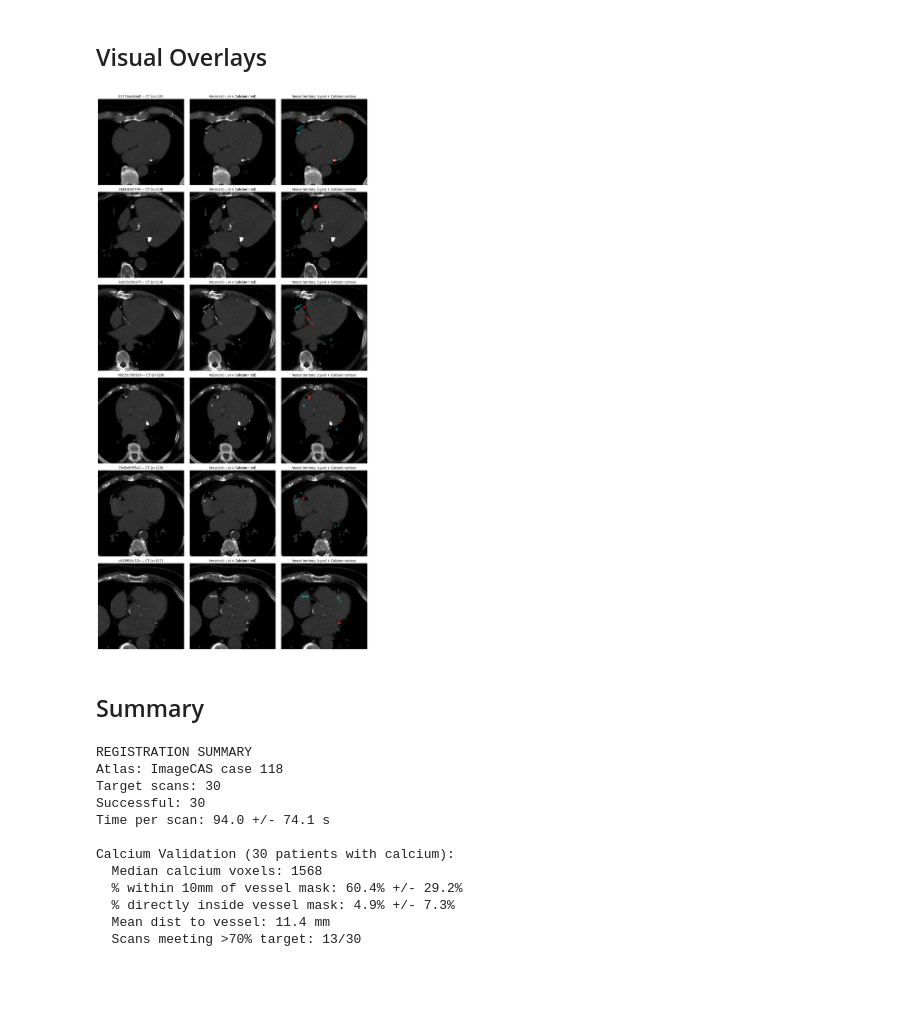
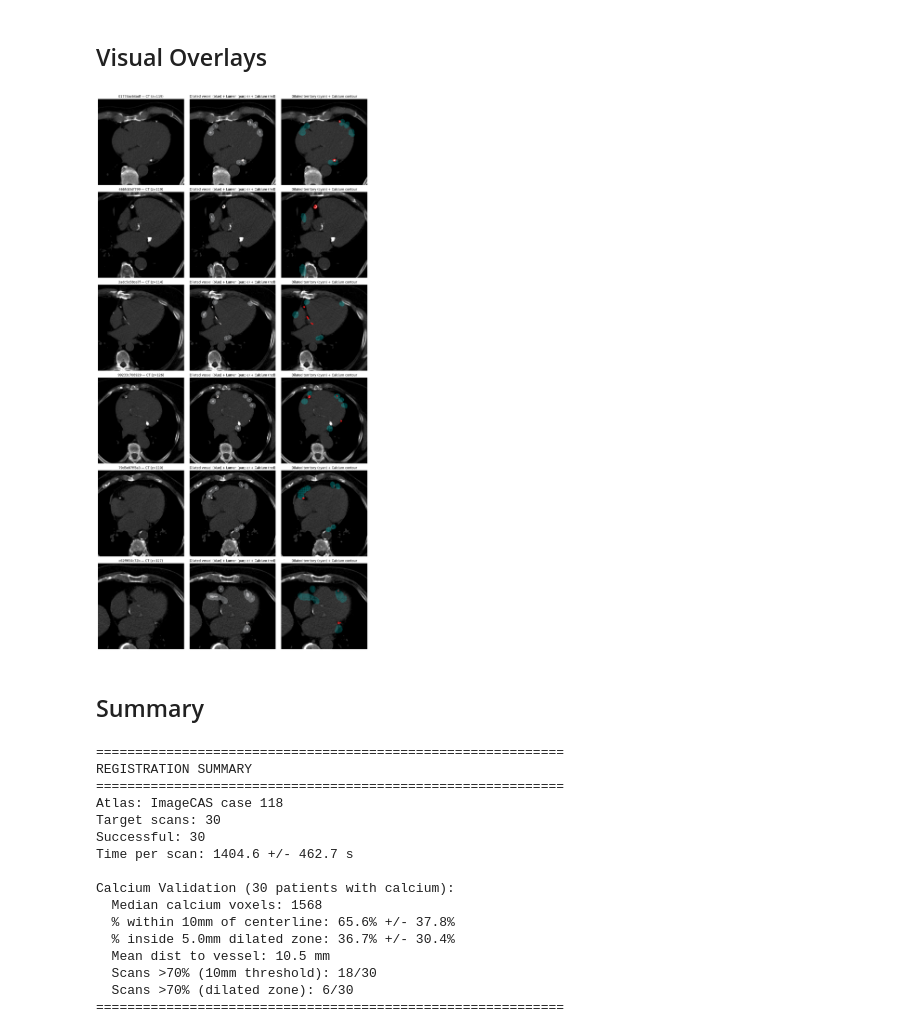
Before and after one commit to Shreychit/gsoc-ml4sci-prediCT-eval-task-shreyaschitransh, a Jupyter notebook: notebooks/01_atlas_registration.ipynb, the cells around one changed output. Cells and saved outputs as stored; diff of their text form; code cells hidden in the pictures; blank space fills up the shorter version.

```diff
--- a/notebooks/01_atlas_registration.ipynb
+++ b/notebooks/01_atlas_registration.ipynb
@@ -27,6 +26,8 @@ SPLIT_FILE = Path("../results/common_task/split.json")
 RESULTS = Path("../results/specific_task_3")
 RESULTS.mkdir(parents=True, exist_ok=True)
 
+VESSEL_DILATION_MM = 5.0
+
 with open(SPLIT_FILE) as f:
     split = json.load(f)
 # %% [markdown]
@@ -375,15 +449,17 @@ if len(has_calcium) > 0:
                 color="#2ecc71", edgecolor="black")
     axes[0].axhline(70, color="red", linestyle="--", label="Target 70%")
     axes[0].set_ylabel("% within 10mm")
-    axes[0].set_title("Calcium within 10mm of Vessel Mask")
+    axes[0].set_title("Calcium within 10mm of Vessel Centerline")
     axes[0].set_xlabel("Patient Index")
     axes[0].legend()
 
-    axes[1].bar(range(len(has_calcium)), has_calcium["pct_in_vessel"].values,
+    axes[1].bar(range(len(has_calcium)), has_calcium["pct_in_dilated"].values,
                 color="#3498db", edgecolor="black")
-    axes[1].set_ylabel("% inside vessel")
-    axes[1].set_title("Calcium Directly Inside Vessel Mask")
+    axes[1].axhline(70, color="red", linestyle="--", label="Target 70%")
+    axes[1].set_ylabel(f"% inside {VESSEL_DILATION_MM}mm zone")
+    axes[1].set_title(f"Calcium Inside Dilated Vessel ({VESSEL_DILATION_MM}mm)")
     axes[1].set_xlabel("Patient Index")
+    axes[1].legend()
 
     axes[2].bar(range(len(has_calcium)), has_calcium["mean_dist_mm"].values,
                 color="#e67e22", edgecolor="black")
@@ -394,4 +470,9 @@ if len(has_calcium) > 0:
     fig.tight_layout()
     fig.savefig(RESULTS / "calcium_validation.png", dpi=150, bbox_inches="tight")
     plt.show()
+
+    target_10mm = (has_calcium["pct_within_10mm"] >= 70).sum()
+    target_dilated = (has_calcium["pct_in_dilated"] >= 70).sum()
+    print(f"\nScans meeting >70% (within 10mm): {target_10mm}/{len(has_calcium)}")
+    print(f"Scans meeting >70% (dilated vessel zone): {target_dilated}/{len(has_calcium)}")
 # %% [output]
@@ -425,75 +508,91 @@ if overlay_ids:
         ct_arr = sitk.GetArrayFromImage(ct_img).astype(np.float32)
         ca_arr = sitk.GetArrayFromImage(ca_img)
         vessel_arr = transformed_vessels[pid]
+        spacing = np.array(ct_img.GetSpacing()[::-1])
 
         calcium_mask = (ca_arr > 0) & (ct_arr >= 130)
         calcium_slices = np.where(calcium_mask.sum(axis=(1, 2)) > 0)[0]
         if len(calcium_slices) == 0:
             continue
         z = int(np.median(calcium_slices))
+
+        vessel_dilated = dilate_vessel_mask(vessel_arr > 0, spacing, VESSEL_DILATION_MM)
 
         lo, hi = -100, 600
         ct_disp = np.clip((ct_arr[z] - lo) / (hi - lo), 0, 1)
 
         axes[row, 0].imshow(ct_disp, cmap="gray")
         axes[row, 0].set_title(f"{pid[:12]} — CT (z={z})")
         axes[row, 0].axis("off")
 
         axes[row, 1].imshow(ct_disp, cmap="gray")
+        vd_mask = vessel_dilated[z]
+        if vd_mask.sum() > 0:
+            axes[row, 1].imshow(np.ma.masked_where(~vd_mask, vd_mask.astype(float)),
+                                cmap="Blues", alpha=0.3)
         v_mask = vessel_arr[z] > 0
         if v_mask.sum() > 0:
             axes[row, 1].imshow(np.ma.masked_where(~v_mask, v_mask.astype(float)),
-                                cmap="Blues", alpha=0.4)
+                                cmap="Purples", alpha=0.5)
         c_mask = calcium_mask[z]
         if c_mask.sum() > 0:
             axes[row, 1].imshow(np.ma.masked_where(~c_mask, c_mask.astype(float)),
                                 cmap="Reds", alpha=0.7)
-        axes[row, 1].set_title("Vessels (blue) + Calcium (red)")
+        axes[row, 1].set_title("Dilated vessel (blue) + Lumen (purple) + Calcium (red)")
         axes[row, 1].axis("off")
 
         axes[row, 2].imshow(ct_disp, cmap="gray")
-        if v_mask.sum() > 0:
-            vy, vx = np.where(v_mask)
-            axes[row, 2].scatter(vx, vy, s=0.3, c="cyan", alpha=0.3)
+        if vd_mask.sum() > 0:
+            vy, vx = np.where(vd_mask)
+            axes[row, 2].scatter(vx, vy, s=0.2, c="cyan", alpha=0.2)
         if c_mask.sum() > 0:
             axes[row, 2].contour(c_mask.astype(float), colors="red", linewidths=1.0)
-        axes[row, 2].set_title("Vessel territory (cyan) + Calcium contour")
+        axes[row, 2].set_title("Dilated territory (cyan) + Calcium contour")
         axes[row, 2].axis("off")
 
     fig.tight_layout()
     fig.savefig(RESULTS / "visual_overlays.png", dpi=150, bbox_inches="tight")
     plt.show()
 # %% [output]
-[figure, old version]
+[figure, new version]
 # %% [markdown]
 ## Summary
 # %%
+print("=" * 60)
 print("REGISTRATION SUMMARY")
+print("=" * 60)
 print(f"Atlas: ImageCAS case {atlas_id}")
 print(f"Target scans: {len(df_results)}")
 print(f"Successful: {len(success)}")
 if len(success) > 0:
     print(f"Time per scan: {success['time_sec'].mean():.1f} +/- {success['time_sec'].std():.1f} s")
 if len(has_calcium) > 0:
+    target_10mm = (has_calcium["pct_within_10mm"] >= 70).sum()
+    target_dilated = (has_calcium["pct_in_dilated"] >= 70).sum()
     print(f"\nCalcium Validation ({len(has_calcium)} patients with calcium):")
     print(f"  Median calcium voxels: {has_calcium['n_calcium_voxels'].median():.0f}")
-    print(f"  % within 10mm of vessel mask: {has_calcium['pct_within_10mm'].mean():.1f}% "
+    print(f"  % within 10mm of centerline: {has_calcium['pct_within_10mm'].mean():.1f}% "
           f"+/- {has_calcium['pct_within_10mm'].std():.1f}%")
-    print(f"  % directly inside vessel mask: {has_calcium['pct_in_vessel'].mean():.1f}% "
-          f"+/- {has_calcium['pct_in_vessel'].std():.1f}%")
+    print(f"  % inside {VESSEL_DILATION_MM}mm dilated zone: {has_calcium['pct_in_dilated'].mean():.1f}% "
+          f"+/- {has_calcium['pct_in_dilated'].std():.1f}%")
     print(f"  Mean dist to vessel: {has_calcium['mean_dist_mm'].mean():.1f} mm")
-    target_met = (has_calcium["pct_within_10mm"] >= 70).sum()
-    print(f"  Scans meeting >70% target: {target_met}/{len(has_calcium)}")
+    print(f"  Scans >70% (10mm threshold): {target_10mm}/{len(has_calcium)}")
+    print(f"  Scans >70% (dilated zone): {target_dilated}/{len(has_calcium)}")
+print("=" * 60)
 # %% [output]
+============================================================
 REGISTRATION SUMMARY
+============================================================
 Atlas: ImageCAS case 118
 Target scans: 30
 Successful: 30
-Time per scan: 94.0 +/- 74.1 s
+Time per scan: 1404.6 +/- 462.7 s
 
 Calcium Validation (30 patients with calcium):
   Median calcium voxels: 1568
-  % within 10mm of vessel mask: 60.4% +/- 29.2%
-  % directly inside vessel mask: 4.9% +/- 7.3%
-  Mean dist to vessel: 11.4 mm
-  Scans meeting >70% target: 13/30
+  % within 10mm of centerline: 65.6% +/- 37.8%
+  % inside 5.0mm dilated zone: 36.7% +/- 30.4%
+  Mean dist to vessel: 10.5 mm
+  Scans >70% (10mm threshold): 18/30
+  Scans >70% (dilated zone): 6/30
+============================================================
```
Also changed, not shown: parts of 15 cells of this notebook, 5 other files.
